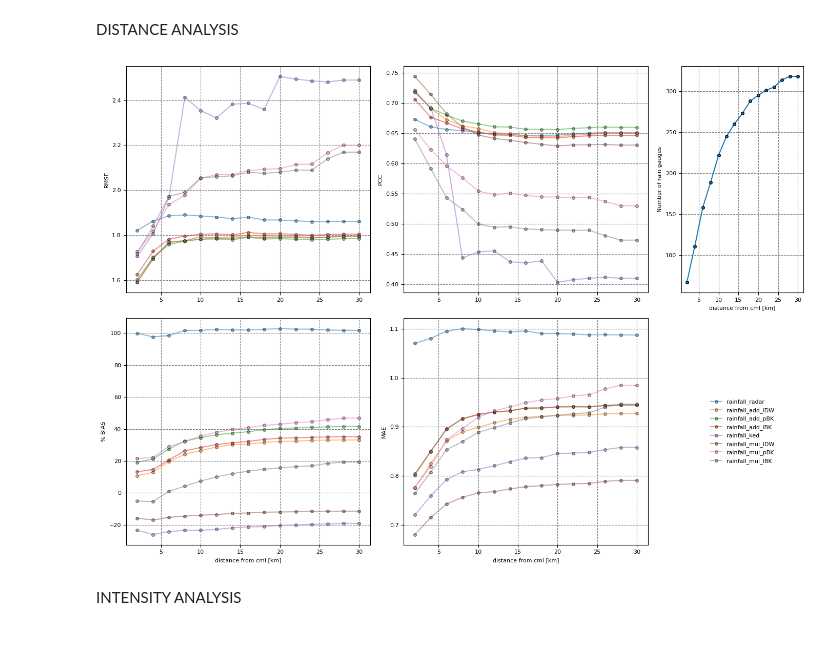
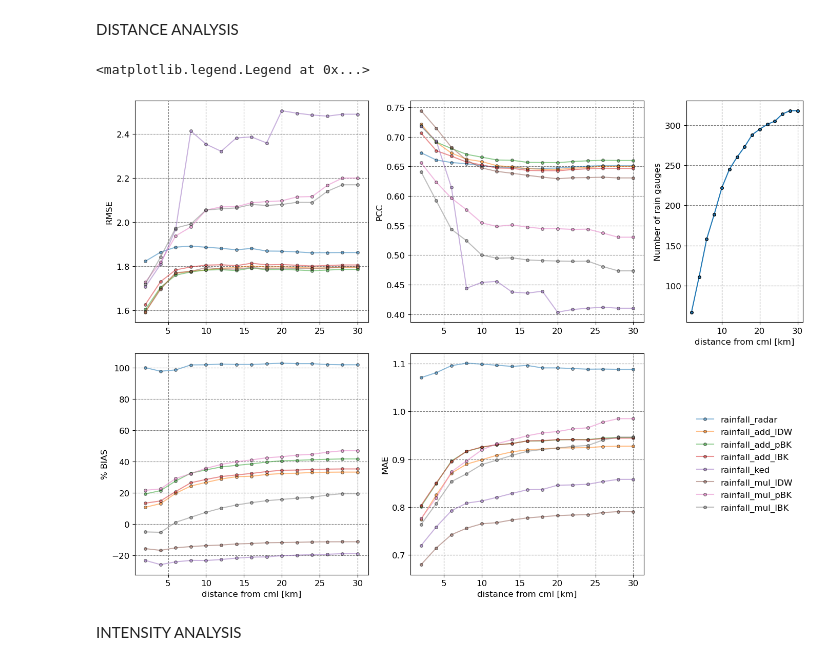
Before and after one commit to OpenSenseAction/radar_adjustment_intercomparison, a Jupyter notebook: 4_analysis.ipynb, the cells around one changed output. Drawn from its saved outputs; the diff is of its cells as text; code cells hidden in the pictures.

```diff
--- a/4_analysis.ipynb
+++ b/4_analysis.ipynb
@@ -362,8 +387,8 @@ for field in fields:
                       marker='o', markeredgecolor='black', label=field, alpha=0.5, markersize=4)
     handles.append(line)
 
-ax00.set_ylabel('RMSE', fontsize=8)
-ax00.tick_params(axis='both', labelsize=8)
+ax00.set_ylabel('RMSE', fontsize=12)
+ax00.tick_params(axis='both', labelsize=12)
 ax00.grid(linestyle='--', color='gray')
 
 # --- PCC ---
@@ -371,49 +396,47 @@ for field in fields:
     result = result_metric[result_metric.field == field]
     ax01.plot(result.distance/1000, result.pearson_correlation_coefficient,
               marker='o', markeredgecolor='black', alpha=0.5, markersize=4)
 
-ax01.set_ylabel('PCC', fontsize=8)
-ax01.tick_params(axis='both', labelsize=8)
+ax01.set_ylabel('PCC', fontsize=12)
+ax01.tick_params(axis='both', labelsize=12)
 ax01.grid(linestyle='--', color='gray')
 
 # --- Number of rain gauges ---
 ax02.plot(distances/1000, n_gauges, marker='o', markersize=4, markeredgecolor='black')
-ax02.set_xlabel('distance from cml [km]', fontsize=8)
-ax02.set_ylabel('Number of rain gauges', fontsize=8)
-ax02.tick_params(axis='both', labelsize=8)
+ax02.set_xlabel('distance from cml [km]', fontsize=12)
+ax02.set_ylabel('Number of rain gauges', fontsize=12)
+ax02.tick_params(axis='both', labelsize=12)
 ax02.grid(linestyle='--', color='gray')
 
 # --- %BIAS ---
 for field in fields:
     result = result_metric[result_metric.field == field]
     ax10.plot(result.distance/1000, result.percent_bias,
               marker='o', markeredgecolor='black', alpha=0.5, markersize=4)
 
-ax10.set_xlabel('distance from cml [km]', fontsize=8)
-ax10.set_ylabel('% BIAS', fontsize=8)
-ax10.tick_params(axis='both', labelsize=8)
+ax10.set_xlabel('distance from cml [km]', fontsize=12)
+ax10.set_ylabel('% BIAS', fontsize=12)
+ax10.tick_params(axis='both', labelsize=12)
 ax10.grid(linestyle='--', color='gray')
 
 # --- MAE ---
 for field in fields:
     result = result_metric[result_metric.field == field]
     ax11.plot(result.distance/1000, result.mean_absolute_error,
               marker='o', markeredgecolor='black', alpha=0.5, markersize=4)
 
-ax11.set_xlabel('distance from cml [km]', fontsize=8)
-ax11.set_ylabel('MAE', fontsize=8)
-ax11.tick_params(axis='both', labelsize=8)
+ax11.set_xlabel('distance from cml [km]', fontsize=12)
+ax11.set_ylabel('MAE', fontsize=12)
+ax11.tick_params(axis='both', labelsize=12)
 ax11.grid(linestyle='--', color='gray')
 
 
 plt.tight_layout()
 
-legend_ax.legend(handles, fields, loc='center', frameon=False, ncol=1, fontsize=8)
-
-plt.savefig('distance_analysis.png', dpi=600, bbox_inches='tight')
-plt.show()
+legend_ax.legend(handles, fields, loc='center', frameon=False, ncol=1, fontsize=12)
 # %% [output]
+<matplotlib.legend.Legend at 0x...>
-[figure, old version]
+[figure, new version]
 # %% [markdown]
 INTENSITY ANALYSIS
 # %%
```
Also changed, not shown: parts of 6 cells of this notebook.
